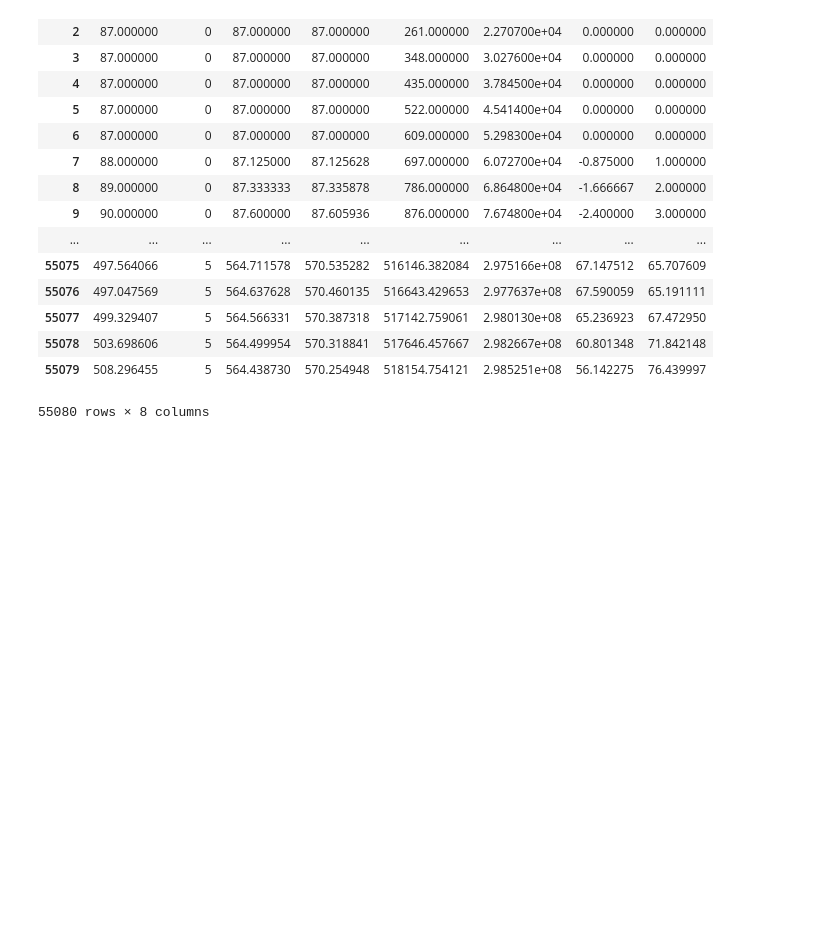
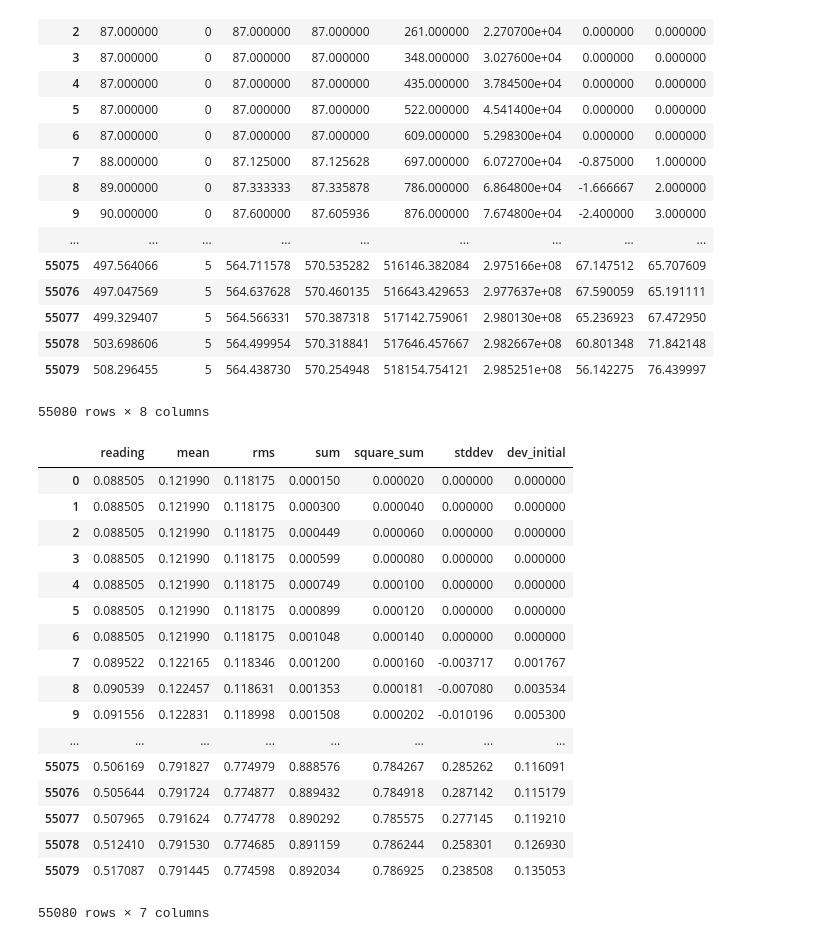
Before and after one commit to Ninaf-bot/neuralnetwork, a Jupyter notebook: wrist_angle_predictor_neural_network.ipynb, the cells around one changed output. Drawn from its saved outputs; the diff is of its cells as text; code cells hidden in the pictures; blank space fills up the shorter version.

```diff
--- a/wrist_angle_predictor_neural_network.ipynb
+++ b/wrist_angle_predictor_neural_network.ipynb
@@ -94,31 +94,7 @@ with sess as se:
   emg_labels=se.run(emg_labels)
 
 input1=c.drop(['output'],1)
-xmax=input1['reading'].max()
-xmin=input1['reading'].min()
-ymax=input1['mean'].max()
-ymin=input1['mean'].min()
-zmax=input1['stddev'].max()
-zmin=input1['stddev'].min()
-wmax=input1['rms'].max()
-wmin=input1['rms'].min()
-vmax=input1['sum'].max()
-vmin=input1['sum'].min()
-umax=input1['square_sum'].max()
-umin=input1['square_sum'].min()
-tmax=input1['dev_initial'].max()
-tmin=input1['dev_initial'].min()
-#xmid=(xmax+xmin)/2
-#ymid=(ymax+ymin)/2
-input1['reading']=input1['reading']/xmax
-input1['mean']=input1['mean']/ymax
-input1['stddev']=input1['stddev']/zmax
-input1['rms']=input1['rms']/wmax
-input1['sum']=input1['sum']/vmax
-input1['square_sum']=input1['square_sum']/umax
-input1['dev_initial']=input1['dev_initial']/tmax
-#input1['reading']=(input1['reading']-xmid)/x
-#input1['mean']=(input1['mean']-ymid)/y
+
 
 c
 # %% [output]
@@ -140,6 +116,33 @@ c
 | 55078 | 503.698606 | 5 | 564.499954 | 570.318841 | 517646.457667 | 2.982667e+08 | 60.801348 | 71.842148 |
 | 55079 | 508.296455 | 5 | 564.438730 | 570.254948 | 518154.754121 | 2.985251e+08 | 56.142275 | 76.439997 |
 55080 rows × 8 columns
+# %%
+col_max=[]
+j=0
+for i in input1.columns:
+  col_max.append(input1[i].max())
+  input1[i]=input1[i]/col_max[j]
+  j=j+1
+input1
+# %% [output]
+|  | reading | mean | rms | sum | square_sum | stddev | dev_initial |
+| 0 | 0.088505 | 0.121990 | 0.118175 | 0.000150 | 0.000020 | 0.000000 | 0.000000 |
+| 1 | 0.088505 | 0.121990 | 0.118175 | 0.000300 | 0.000040 | 0.000000 | 0.000000 |
+| 2 | 0.088505 | 0.121990 | 0.118175 | 0.000449 | 0.000060 | 0.000000 | 0.000000 |
+| 3 | 0.088505 | 0.121990 | 0.118175 | 0.000599 | 0.000080 | 0.000000 | 0.000000 |
+| 4 | 0.088505 | 0.121990 | 0.118175 | 0.000749 | 0.000100 | 0.000000 | 0.000000 |
+| 5 | 0.088505 | 0.121990 | 0.118175 | 0.000899 | 0.000120 | 0.000000 | 0.000000 |
+| 6 | 0.088505 | 0.121990 | 0.118175 | 0.001048 | 0.000140 | 0.000000 | 0.000000 |
+| 7 | 0.089522 | 0.122165 | 0.118346 | 0.001200 | 0.000160 | -0.003717 | 0.001767 |
+| 8 | 0.090539 | 0.122457 | 0.118631 | 0.001353 | 0.000181 | -0.007080 | 0.003534 |
+| 9 | 0.091556 | 0.122831 | 0.118998 | 0.001508 | 0.000202 | -0.010196 | 0.005300 |
+| ... | ... | ... | ... | ... | ... | ... | ... |
+| 55075 | 0.506169 | 0.791827 | 0.774979 | 0.888576 | 0.784267 | 0.285262 | 0.116091 |
+| 55076 | 0.505644 | 0.791724 | 0.774877 | 0.889432 | 0.784918 | 0.287142 | 0.115179 |
+| 55077 | 0.507965 | 0.791624 | 0.774778 | 0.890292 | 0.785575 | 0.277145 | 0.119210 |
+| 55078 | 0.512410 | 0.791530 | 0.774685 | 0.891159 | 0.786244 | 0.258301 | 0.126930 |
+| 55079 | 0.517087 | 0.791445 | 0.774598 | 0.892034 | 0.786925 | 0.238508 | 0.135053 |
+55080 rows × 7 columns
 # %%
 
 input1_train=input1[0:40000]
```
Also changed, not shown: parts of 2 cells of this notebook.
